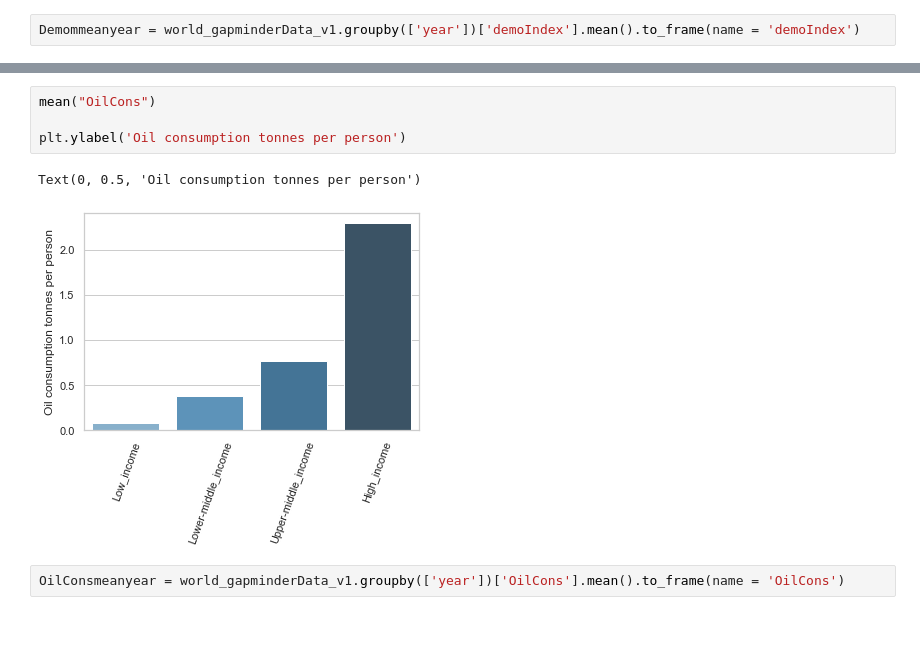
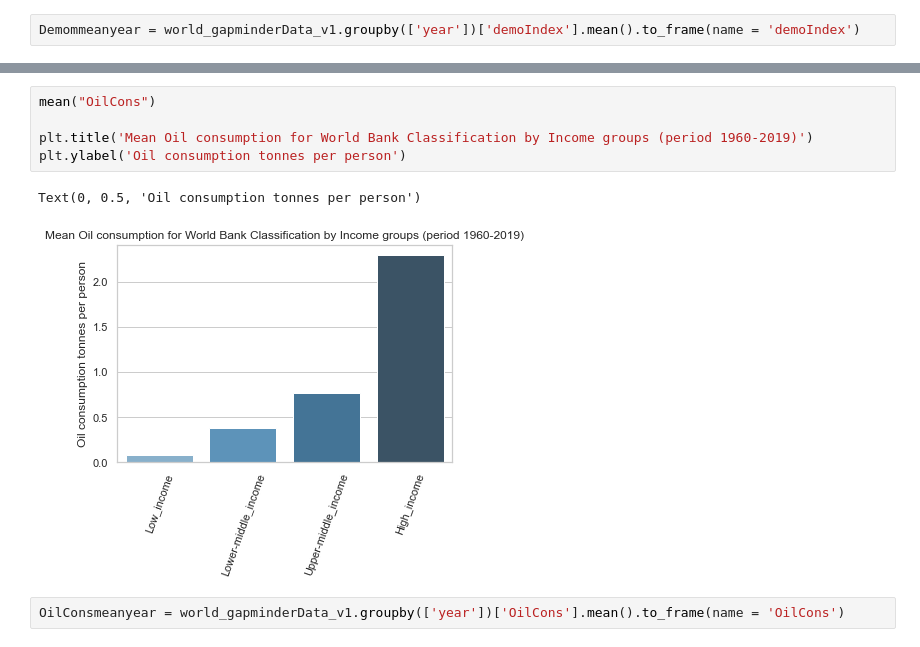
Before and after one commit to jmlunahuerta/IntroDataAnalysis_InvestigateDataset, a Jupyter notebook: InvestigateDataGapMinder.ipynb, the cells around one changed output, grey strips where cells are left out. Cells and saved outputs as stored; diff of their text form.

```diff
--- a/InvestigateDataGapMinder.ipynb
+++ b/InvestigateDataGapMinder.ipynb
@@ -592,9 +602,10 @@ Demommeanyear.plot.line()
 # %%
 mean("OilCons")
 
+plt.title('Mean Oil consumption for World Bank Classification by Income groups (period 1960-2019)')
 plt.ylabel('Oil consumption tonnes per person')
 # %% [output]
 Text(0, 0.5, 'Oil consumption tonnes per person')
-[figure, old version]
+[figure, new version]
 # %%
 OilConsmeanyear = world_gapminderData_v1.groupby(['year'])['OilCons'].mean().to_frame(name = 'OilCons')
```
Also changed, not shown: parts of 25 cells of this notebook, 1 other file.
